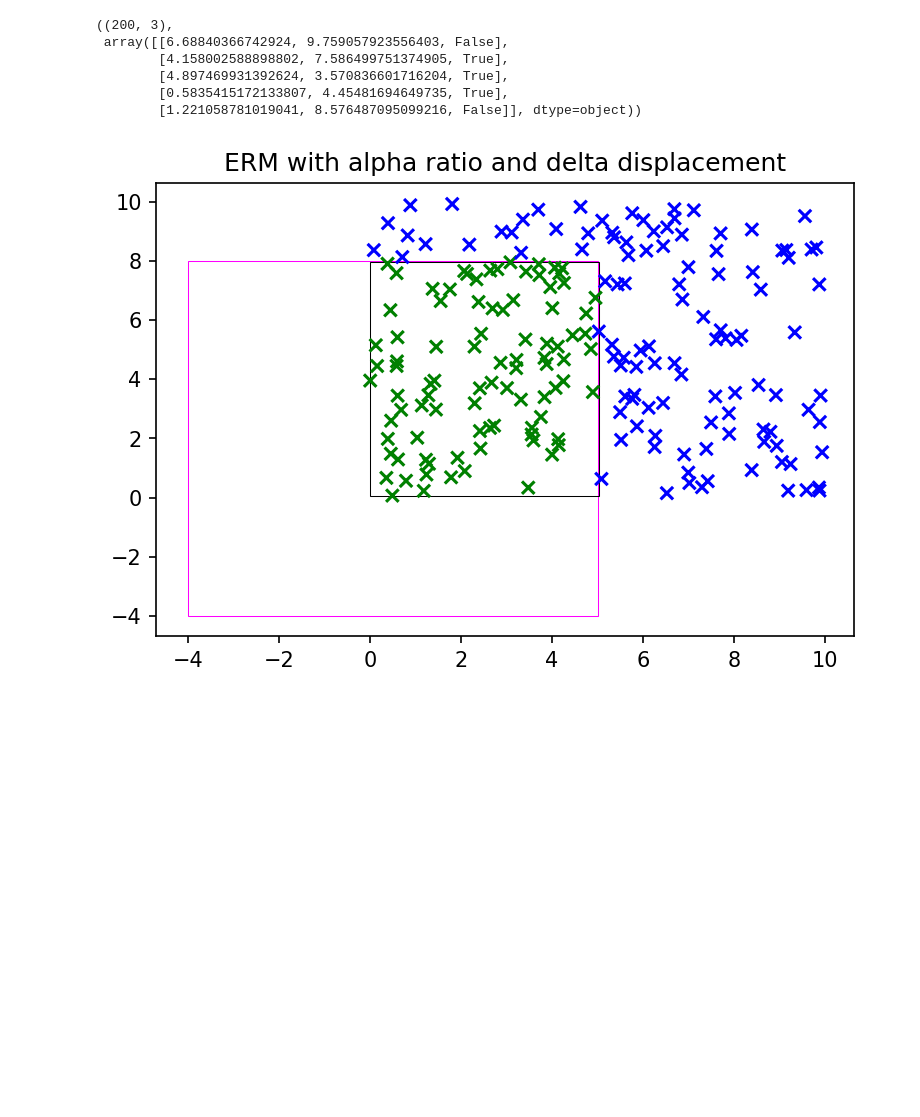
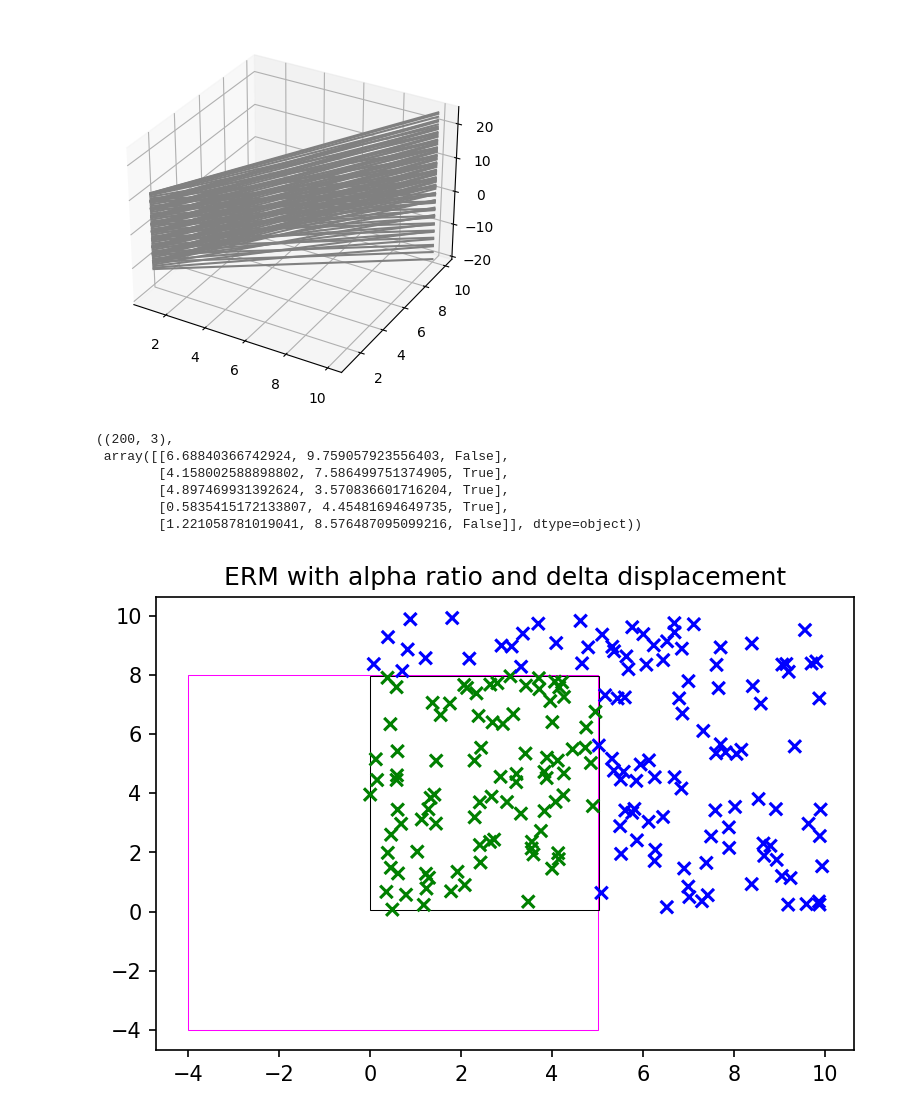
Before and after one commit to JustBeYou/unibuc-master-ai, a Jupyter notebook: AML 1.ipynb, the cells around one changed output. Cells and saved outputs as stored; diff of their text form; code cells hidden in the pictures; blank space fills up the shorter version.

```diff
--- a/AML 1.ipynb
+++ b/AML 1.ipynb
@@ -5,3 +436,22 @@ import matplotlib.patches as ptch
+# %%
+ax = plt.axes(projection='3d')
+
+theta_1 = 0
+theta_2 = 0
+
+for theta_1 in np.linspace(-10, 10, 10):
+    for theta_2 in np.linspace(-np.pi/2, np.pi/2, 10):
+
+        xline = np.linspace(1, 10, 100)
+        yline = np.linspace(1, 10, 100)
+
+        A = np.sqrt(xline**2 + yline**2)
+        phi = np.arctan(yline / xline)
+        zline = theta_1 + A * np.sin(theta_2 + phi)
+
+        ax.plot3D(xline, yline, zline, 'gray')
+# %% [output]
+[figure, added]
 # %%
 # axes = a and b
 a_min_star = -4
```
Also changed, not shown: parts of 8 cells of this notebook, 1 other file.
